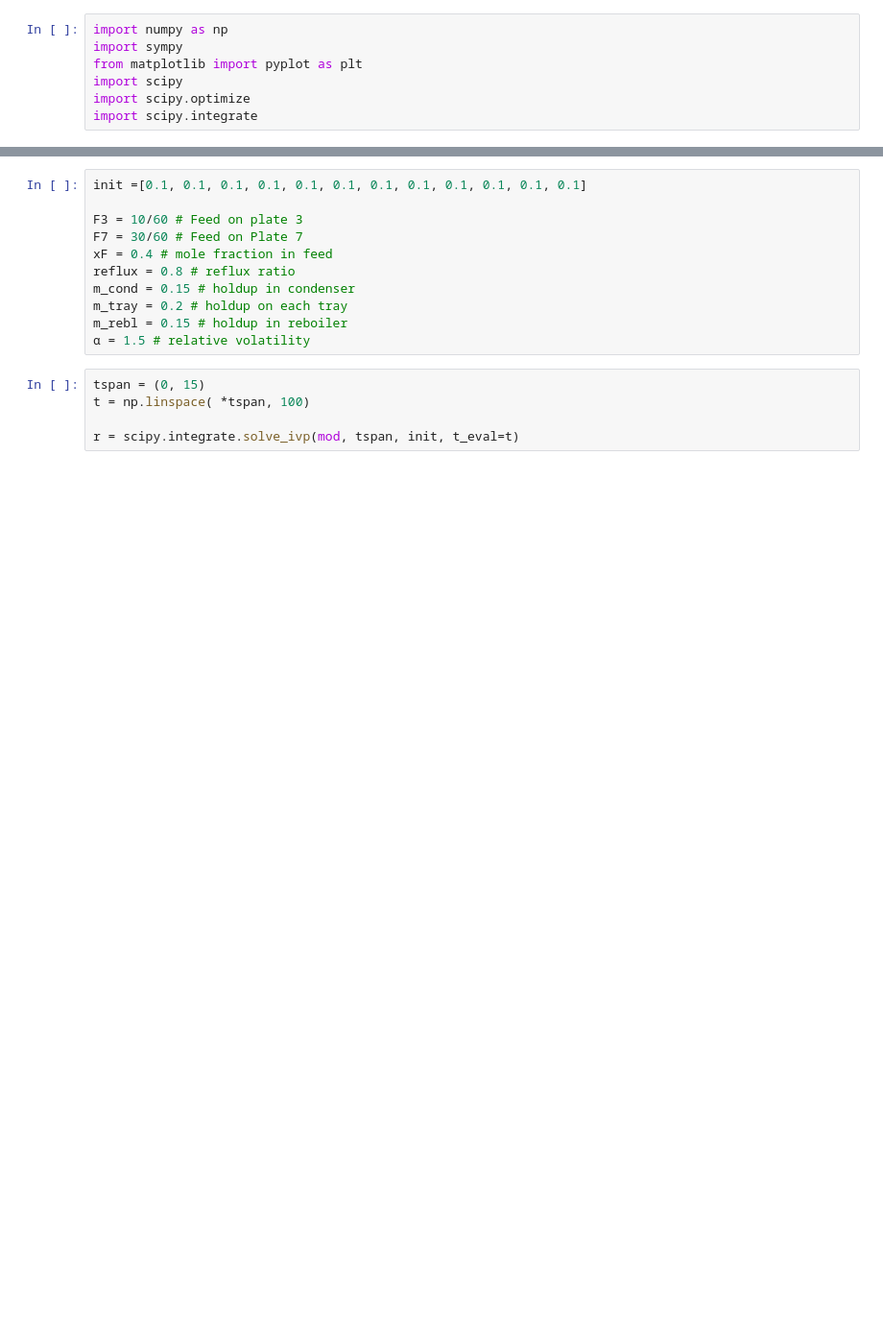
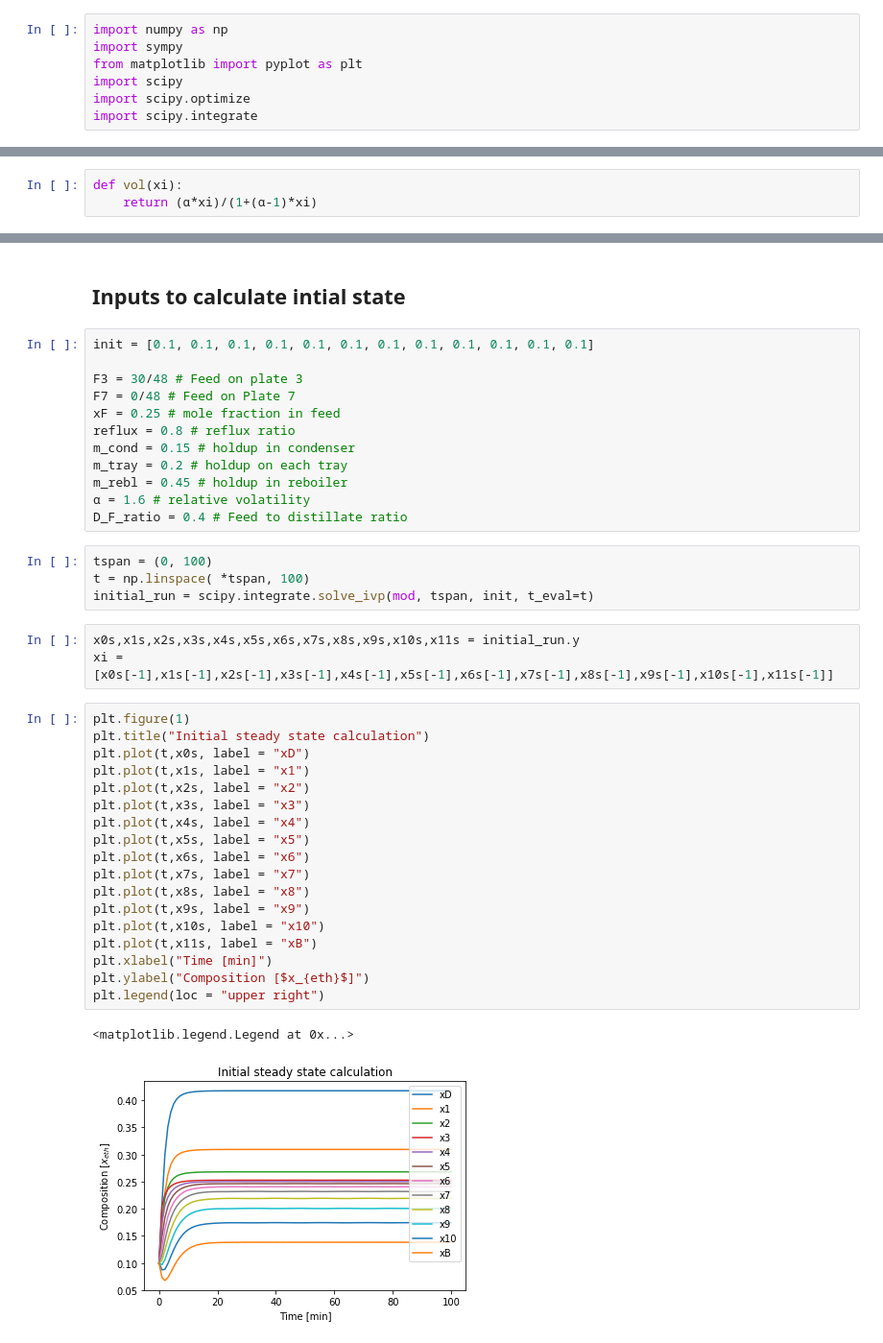
Before and after one commit to albertmitchell3/Distillation_Column, a Jupyter notebook: Basic_Distillation Model.ipynb, the cells around one changed output, grey strips where cells are left out. Shown at 96% size. Cells and saved outputs as stored; diff of their text form; blank space fills up the shorter version.

```diff
--- a/Basic_Distillation Model.ipynb
+++ b/Basic_Distillation Model.ipynb
@@ -14,3 +17,6 @@ Assumptions:
+# %%
+def vol(xi):
+    return (α*xi)/(1+(α-1)*xi)
 # %%
 def mod(t,var):
 
@@ -55,19 +61,45 @@ def mod(t,var):
     dx11dt = (1/m_rebl)*(L3*x10 - x11*(F3+F7-D) - V*y11)
 
     return [dx0dt, dx1dt, dx2dt, dx3dt, dx4dt, dx5dt, dx6dt, dx7dt, dx8dt, dx9dt, dx10dt, dx11dt]
+# %% [markdown]
+## Inputs to calculate intial state
 # %%
-init =[0.1, 0.1, 0.1, 0.1, 0.1, 0.1, 0.1, 0.1, 0.1, 0.1, 0.1, 0.1]
+init = [0.1, 0.1, 0.1, 0.1, 0.1, 0.1, 0.1, 0.1, 0.1, 0.1, 0.1, 0.1]
 
-F3 = 10/60 # Feed on plate 3
-F7 = 30/60 # Feed on Plate 7
-xF = 0.4 # mole fraction in feed
+F3 = 30/48 # Feed on plate 3
+F7 = 0/48 # Feed on Plate 7
+xF = 0.25 # mole fraction in feed
 reflux = 0.8 # reflux ratio
 m_cond = 0.15 # holdup in condenser
 m_tray = 0.2 # holdup on each tray
-m_rebl = 0.15 # holdup in reboiler
-α = 1.5 # relative volatility
+m_rebl = 0.45 # holdup in reboiler
+α = 1.6 # relative volatility
+D_F_ratio = 0.4 # Feed to distillate ratio
 # %%
-tspan = (0, 15)
+tspan = (0, 100)
 t = np.linspace( *tspan, 100)
-
-r = scipy.integrate.solve_ivp(mod, tspan, init, t_eval=t)
+initial_run = scipy.integrate.solve_ivp(mod, tspan, init, t_eval=t)
+# %%
+x0s,x1s,x2s,x3s,x4s,x5s,x6s,x7s,x8s,x9s,x10s,x11s = initial_run.y
+xi = [x0s[-1],x1s[-1],x2s[-1],x3s[-1],x4s[-1],x5s[-1],x6s[-1],x7s[-1],x8s[-1],x9s[-1],x10s[-1],x11s[-1]]
+# %%
+plt.figure(1)
+plt.title("Initial steady state calculation")
+plt.plot(t,x0s, label = "xD")
+plt.plot(t,x1s, label = "x1")
+plt.plot(t,x2s, label = "x2")
+plt.plot(t,x3s, label = "x3")
+plt.plot(t,x4s, label = "x4")
+plt.plot(t,x5s, label = "x5")
+plt.plot(t,x6s, label = "x6")
+plt.plot(t,x7s, label = "x7")
+plt.plot(t,x8s, label = "x8")
+plt.plot(t,x9s, label = "x9")
+plt.plot(t,x10s, label = "x10")
+plt.plot(t,x11s, label = "xB")
+plt.xlabel("Time [min]")
+plt.ylabel("Composition [$x_{eth}$]")
+plt.legend(loc = "upper right")
+# %% [output]
+<matplotlib.legend.Legend at 0x...>
+[figure, added]
```
Also changed, not shown: parts of 14 cells of this notebook.
